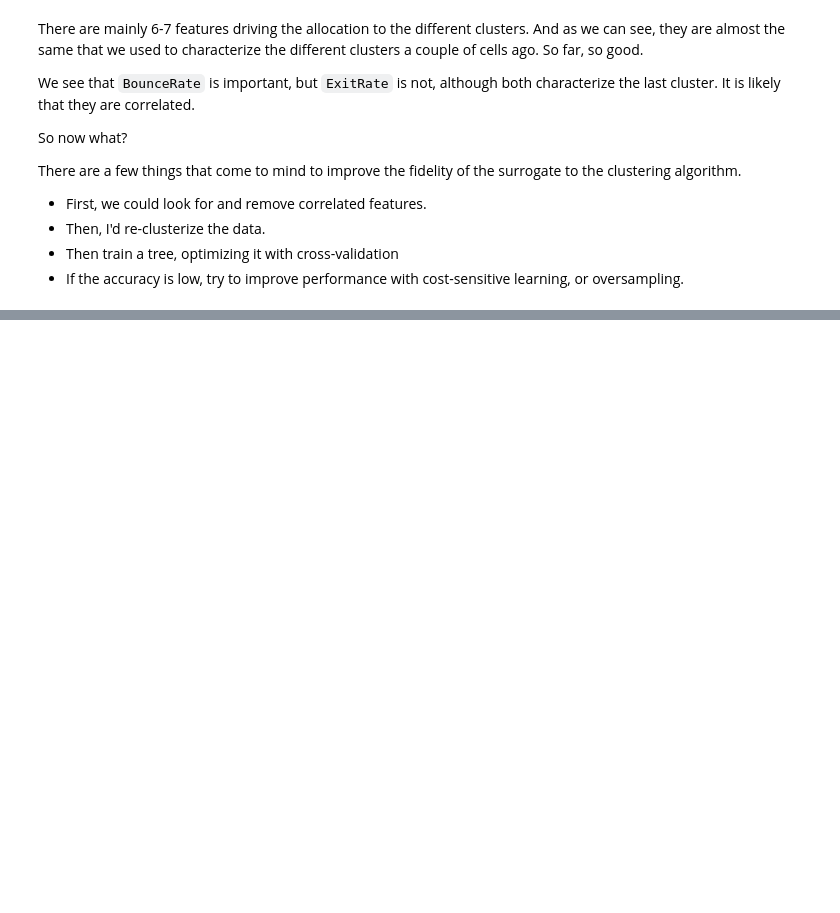
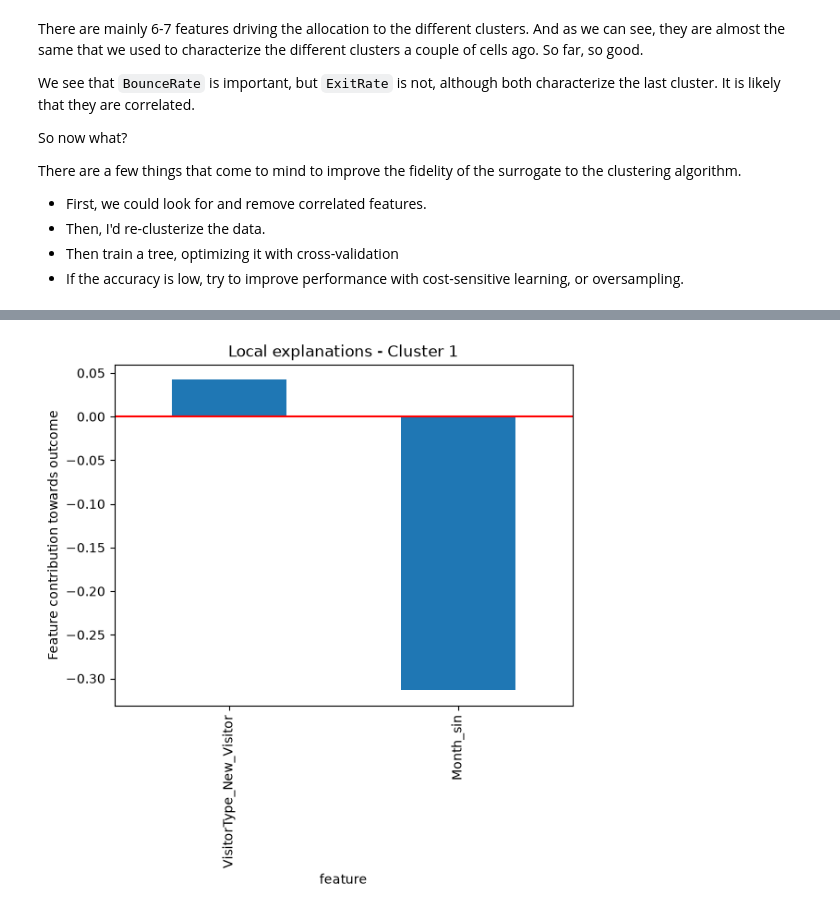
Before and after one commit to solegalli/machine-learning-interpretability, a Jupyter notebook: 13-surrogates/1-clustering-plus-surrogate.ipynb, the cells around one changed output, grey strips where cells are left out. Saved outputs shown, nothing was run; the diff lists cells and outputs as text; code cells hidden in the pictures; blank space fills up the shorter version.

```diff
--- a/13-surrogates/1-clustering-plus-surrogate.ipynb
+++ b/13-surrogates/1-clustering-plus-surrogate.ipynb
@@ -373,0 +318,10 @@ We can now provide some explanations about why an observation is allocated to on
+# %%
+# contribution towards NOT being allocated to cluster 1
+
+contrib[contrib["target"] == 1].set_index("feature")["weight"].drop("<BIAS>").plot.bar()
+plt.axhline(y=0, color='r', linestyle='-')
+plt.ylabel("Feature contribution towards outcome")
+plt.title("Local explanations - Cluster 1")
+plt.show()
+# %% [output]
+[figure, added]
```
Also changed, not shown: parts of 39 cells of this notebook, 13 other files.
